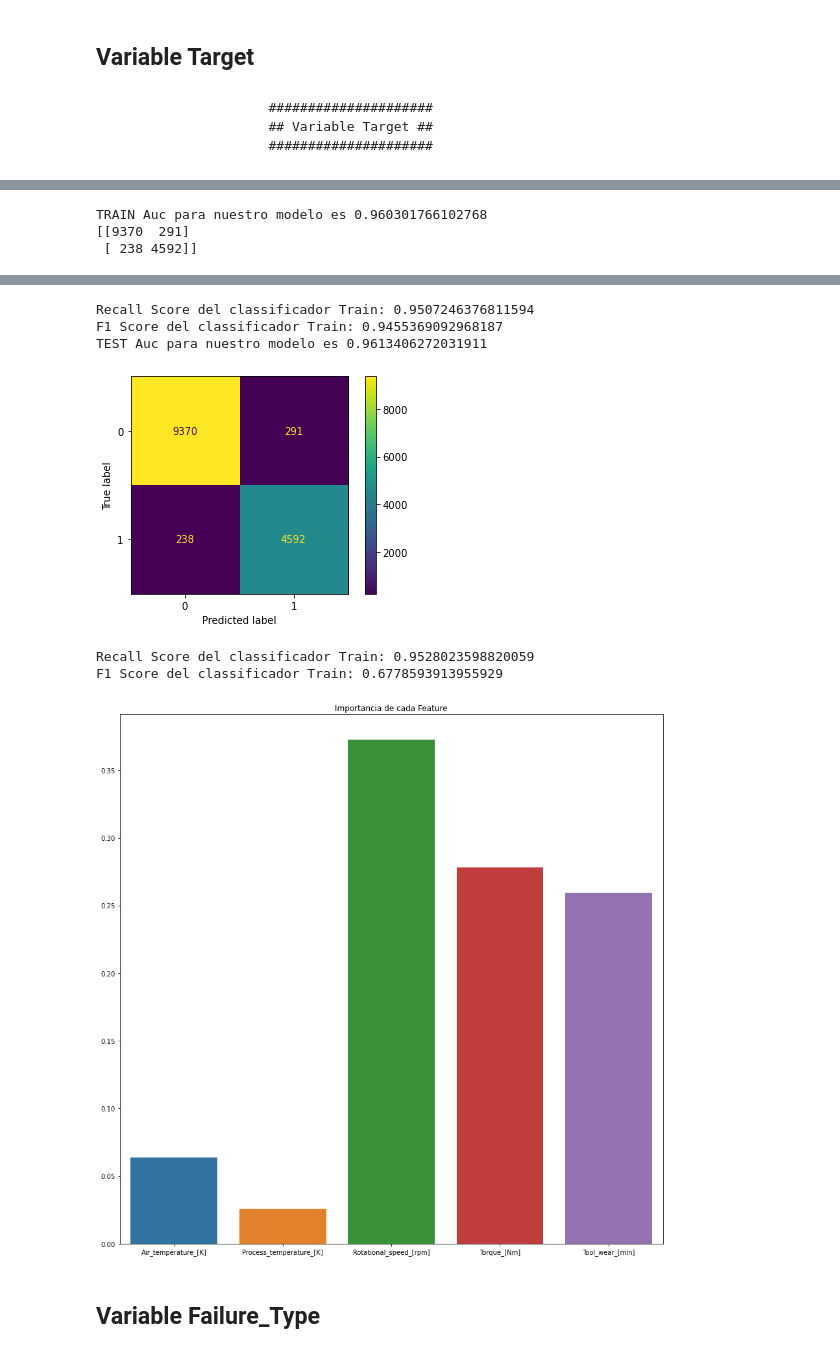
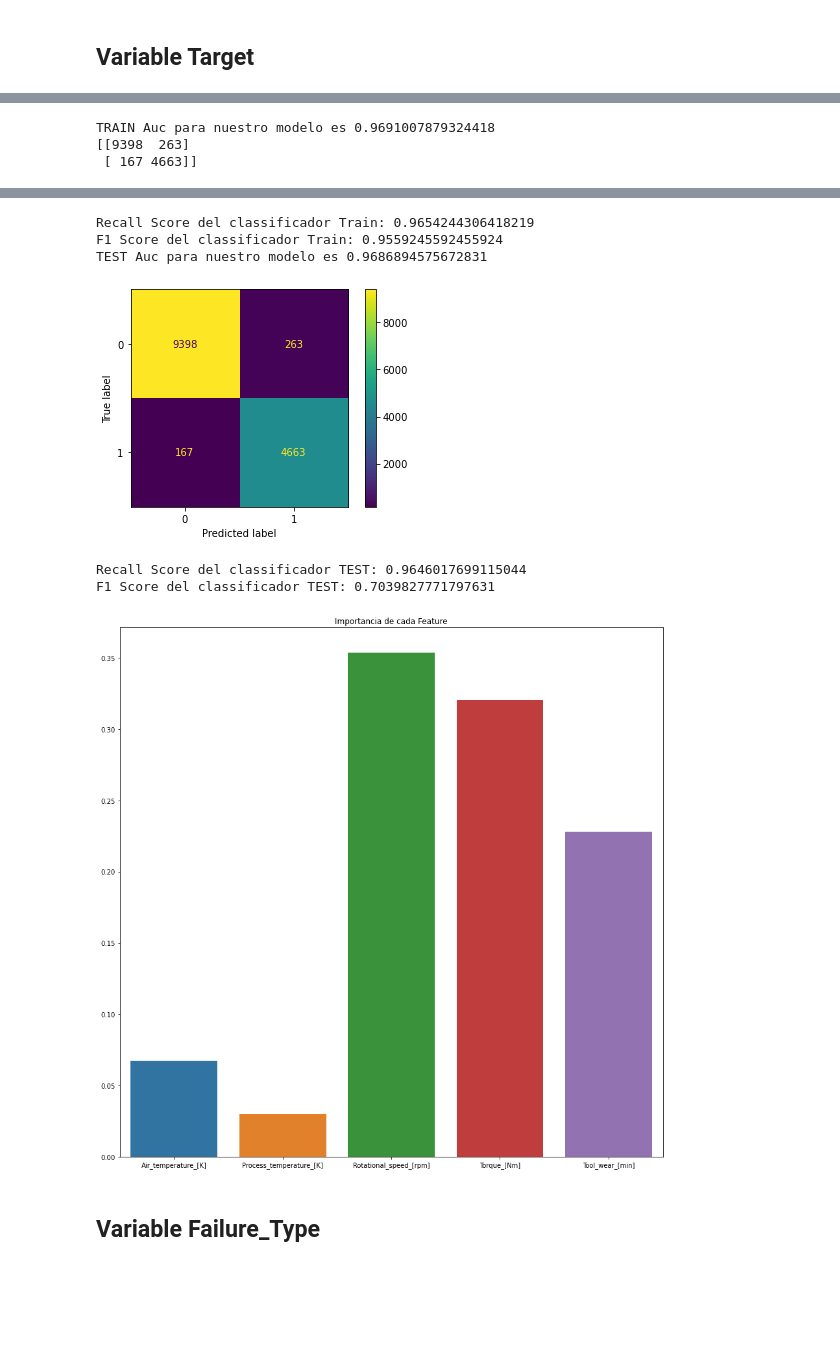
Before and after one commit to maxi879/proyecto_final_coder, a Jupyter notebook: ANALISIS/CLASIFICACION/TREE_IMPLEMENTACION.ipynb, the cells around one changed output, grey strips where cells are left out. Drawn from its saved outputs; the diff is of its cells as text; code cells hidden in the pictures; blank space fills up the shorter version.

```diff
--- a/ANALISIS/CLASIFICACION/TREE_IMPLEMENTACION.ipynb
+++ b/ANALISIS/CLASIFICACION/TREE_IMPLEMENTACION.ipynb
@@ -111,14 +143,15 @@ memory usage: 686.9 KB
 # %% [markdown]
 ## Variable Target
-# %% [markdown]
-
-                        #####################
-                        ## Variable Target ##
-                        #####################
 # %%
-# Variables objetivo y matriz
-X_target_test= df.drop(["Target","Type","Failure_Type"], axis=1)
-y_target_test= df["Target"]
+print("""
+
+                        #####################
+                        ## Variable Target ##
+                        ###############################################
+                        ## Implementacion de Decision Tree Clasifier ##
+                        ###############################################
+""")
+
 # Creamos el modelo
 tree= DecisionTreeClassifier(max_depth=8, random_state=42)
 # Entrenamos el algoritmo
@@ -165,9 +198,9 @@ print("TEST Auc para nuestro modelo es {}". format(auc_2))
 plot_confusion_matrix(tree, X_ros_Target, y_ros_Target)
 plt.show()
 # Recall Train
-print(f"Recall Score del classificador Train: {recall_score(y_target_test, y_test_pred)}")
+print(f"Recall Score del classificador TEST: {recall_score(y_target_test, y_test_pred)}")
 # F1 Score Train
-print(f"F1 Score del classificador Train: {f1_score(y_target_test, y_test_pred)}")
+print(f"F1 Score del classificador TEST: {f1_score(y_target_test, y_test_pred)}")
 
 # Peso de las variables
 plt.figure(figsize=(15,15))
@@ -182,14 +221,14 @@ plt.show()
 [figure]
-TRAIN Auc para nuestro modelo es 0.960301766102768
-[[9370  291]
- [ 238 4592]]
+TRAIN Auc para nuestro modelo es 0.9691007879324418
+[[9398  263]
+ [ 167 4663]]
 [figure]
-Recall Score del classificador Train: 0.9507246376811594
-F1 Score del classificador Train: 0.9455369092968187
-TEST Auc para nuestro modelo es 0.9613406272031911
+Recall Score del classificador Train: 0.9654244306418219
+F1 Score del classificador Train: 0.9559245592455924
+TEST Auc para nuestro modelo es 0.9686894575672831
 [figure]
-Recall Score del classificador Train: 0.9528023598820059
-F1 Score del classificador Train: 0.6778593913955929
+Recall Score del classificador TEST: 0.9646017699115044
+F1 Score del classificador TEST: 0.7039827771797631
-[figure, old version]
+[figure, new version]
 # %% [markdown]
 ## Variable Failure_Type
```
Also changed, not shown: parts of 12 cells of this notebook, 2 other files.
